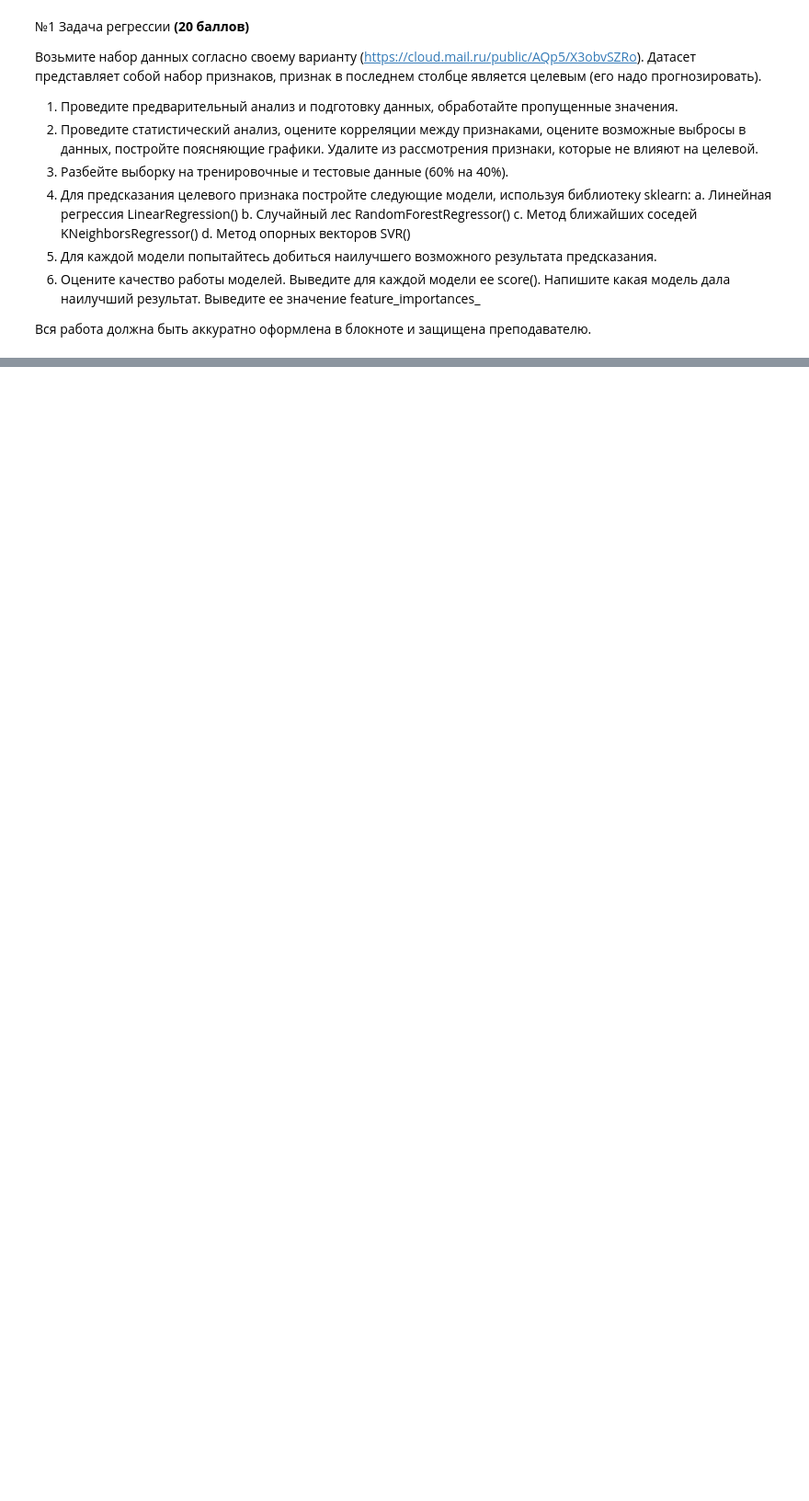
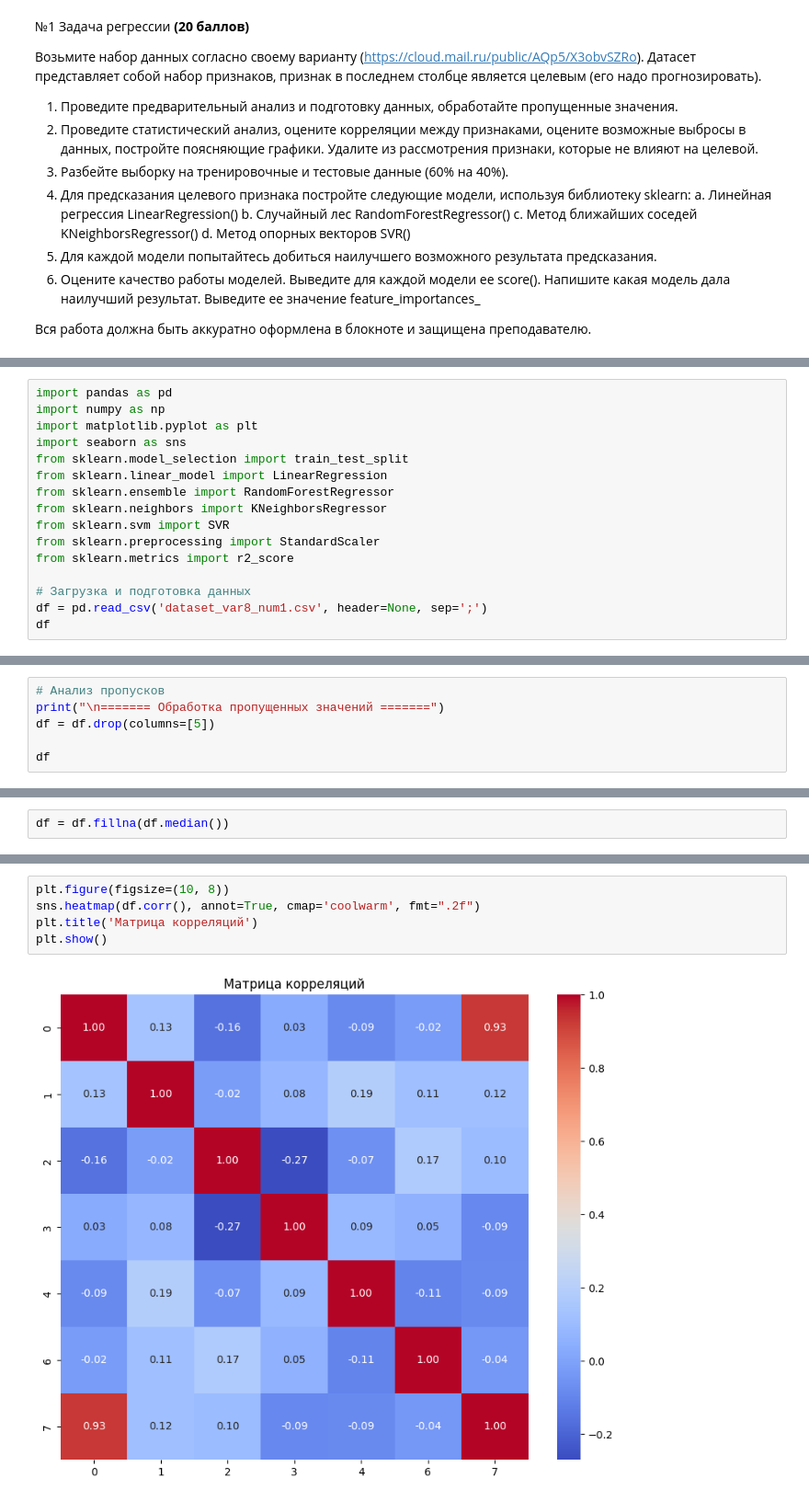
Before and after one commit to WonderSi/iml-python-semestr5, a Jupyter notebook: examle.ipynb, the cells around one changed output, grey strips where cells are left out. Shown at 92% size. Cells and saved outputs as stored; diff of their text form; blank space fills up the shorter version.

```diff
--- a/examle.ipynb
+++ b/examle.ipynb
@@ -25,0 +38,16 @@ feature_importances_
+# %%
+import pandas as pd
+import numpy as np
+import matplotlib.pyplot as plt
+import seaborn as sns
+from sklearn.model_selection import train_test_split
+from sklearn.linear_model import LinearRegression
+from sklearn.ensemble import RandomForestRegressor
+from sklearn.neighbors import KNeighborsRegressor
+from sklearn.svm import SVR
+from sklearn.preprocessing import StandardScaler
+from sklearn.metrics import r2_score
+
+# Загрузка и подготовка данных
+df = pd.read_csv('dataset_var8_num1.csv', header=None, sep=';')
+df
@@ -25,0 +120,6 @@ feature_importances_
+# %%
+# Анализ пропусков
+print("\n======= Обработка пропущенных значений =======")
+df = df.drop(columns=[5])
+
+df
@@ -25,0 +141,2 @@ feature_importances_
+# %%
+df = df.fillna(df.median())
@@ -25,0 +174,7 @@ feature_importances_
+# %%
+plt.figure(figsize=(10, 8))
+sns.heatmap(df.corr(), annot=True, cmap='coolwarm', fmt=".2f")
+plt.title('Матрица корреляций')
+plt.show()
+# %% [output]
+[figure, added]
```
Also changed, not shown: parts of 50 cells of this notebook, 1 other file.
